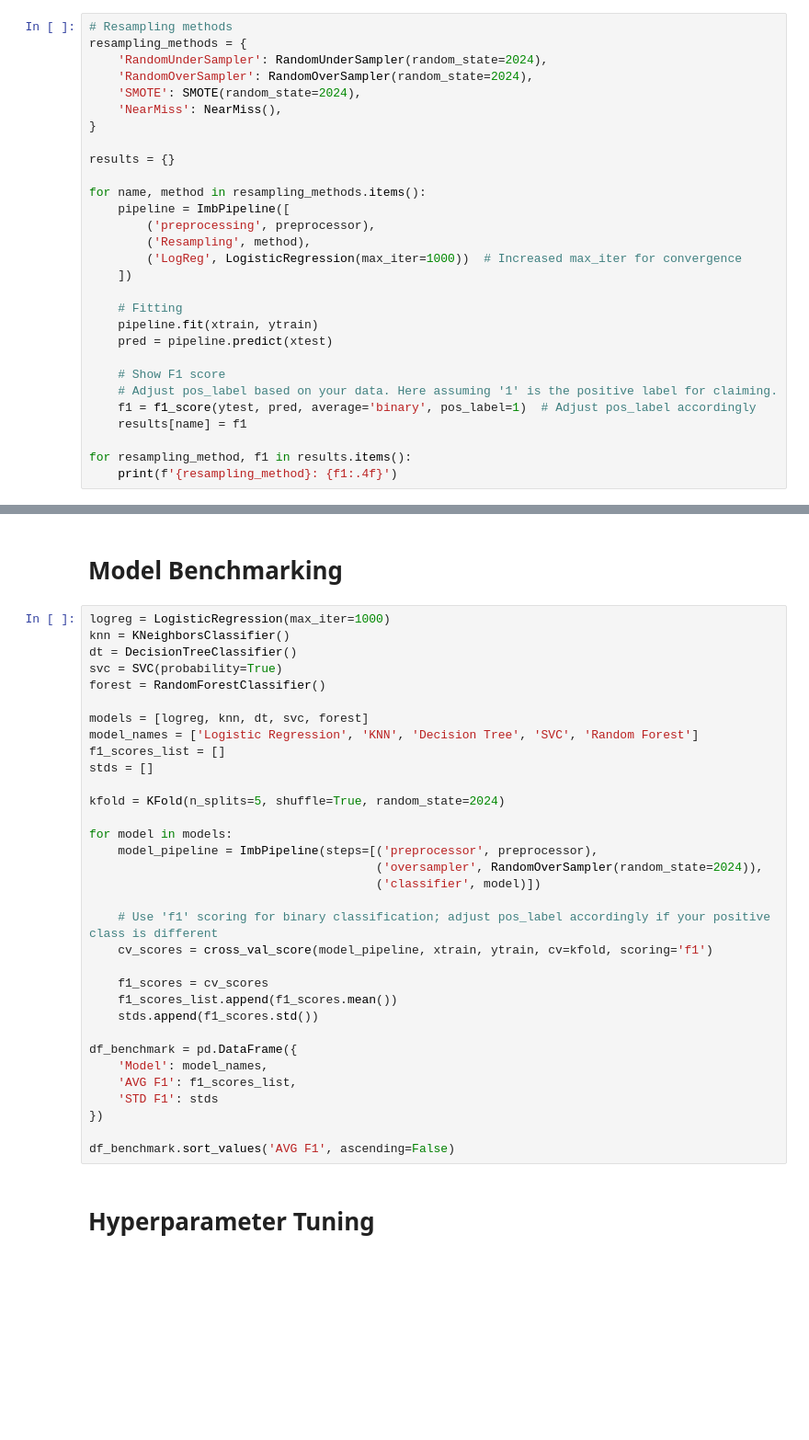
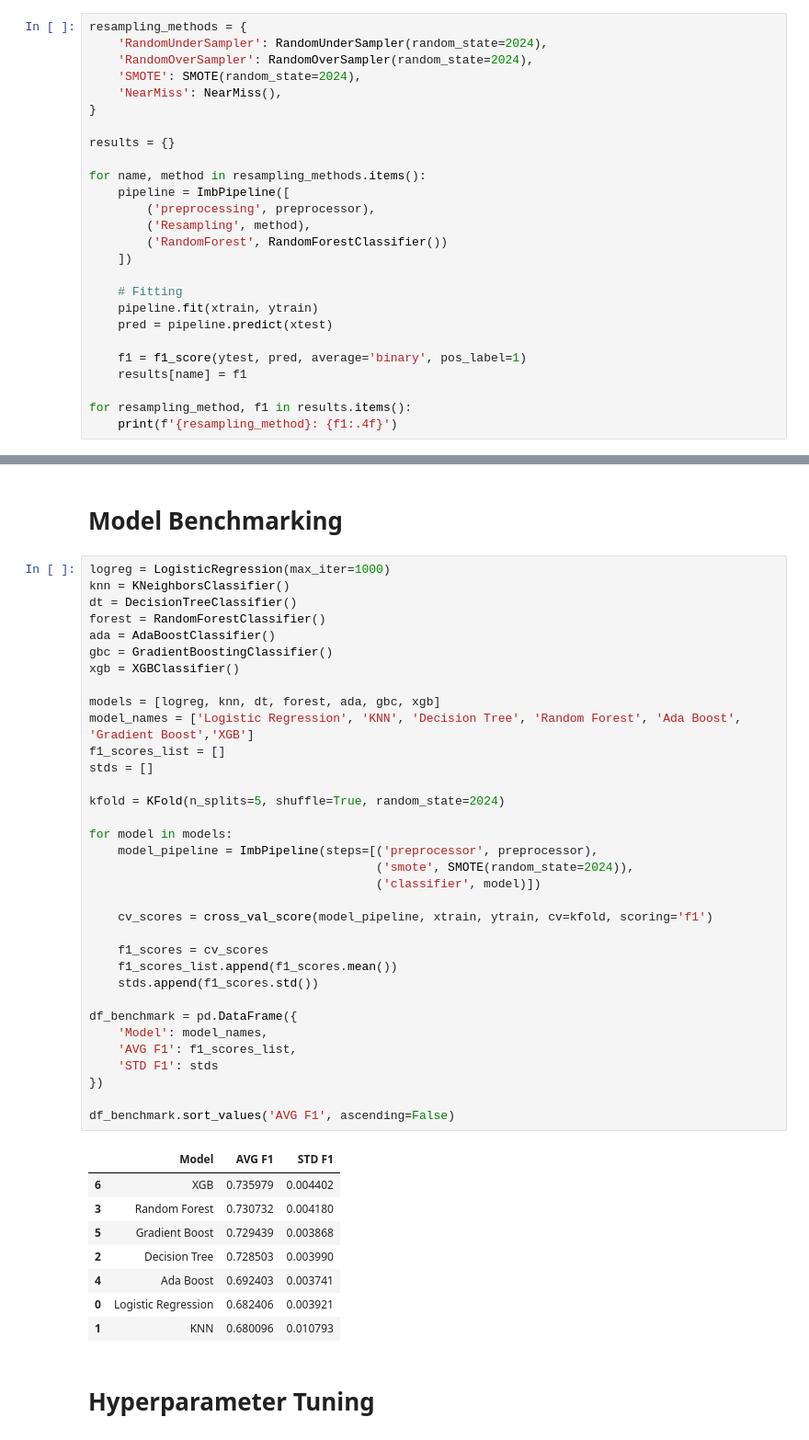
Before and after one commit to oriongyo/Capstone_III_Dhiyafath, a Jupyter notebook: caps3.ipynb, the cells around one changed output, grey strips where cells are left out. Shown: that part at 92% size. Saved outputs shown, nothing was run; the diff lists cells and outputs as text; blank space fills up the shorter version.

```diff
--- a/caps3.ipynb
+++ b/caps3.ipynb
@@ -584,7 +625,6 @@ xtrain, xtest, ytrain, ytest = train_test_split(
 # %% [markdown]
 #### Resampling Benchmarking
 # %%
-# Resampling methods
 resampling_methods = {
     'RandomUnderSampler': RandomUnderSampler(random_state=2024),
     'RandomOverSampler': RandomOverSampler(random_state=2024),
@@ -598,16 +638,14 @@ for name, method in resampling_methods.items():
     pipeline = ImbPipeline([
         ('preprocessing', preprocessor),
         ('Resampling', method),
-        ('LogReg', LogisticRegression(max_iter=1000))  # Increased max_iter for convergence
+        ('RandomForest', RandomForestClassifier())
     ])
 
     # Fitting
     pipeline.fit(xtrain, ytrain)
     pred = pipeline.predict(xtest)
 
-    # Show F1 score
-    # Adjust pos_label based on your data. Here assuming '1' is the positive label for claiming.
-    f1 = f1_score(ytest, pred, average='binary', pos_label=1)  # Adjust pos_label accordingly
+    f1 = f1_score(ytest, pred, average='binary', pos_label=1)
     results[name] = f1
 
 for resampling_method, f1 in results.items():
@@ -622,35 +660,45 @@ NearMiss: 0.6283
 # %%
 logreg = LogisticRegression(max_iter=1000)
 knn = KNeighborsClassifier()
 dt = DecisionTreeClassifier()
-svc = SVC(probability=True)
 forest = RandomForestClassifier()
+ada = AdaBoostClassifier()
+gbc = GradientBoostingClassifier()
+xgb = XGBClassifier()
 
-models = [logreg, knn, dt, svc, forest]
-model_names = ['Logistic Regression', 'KNN', 'Decision Tree', 'SVC', 'Random Forest']
+models = [logreg, knn, dt, forest, ada, gbc, xgb]
+model_names = ['Logistic Regression', 'KNN', 'Decision Tree', 'Random Forest', 'Ada Boost', 'Gradient Boost','XGB']
 f1_scores_list = []
 stds = []
 
 kfold = KFold(n_splits=5, shuffle=True, random_state=2024)
 
 for model in models:
     model_pipeline = ImbPipeline(steps=[('preprocessor', preprocessor),
-                                        ('oversampler', RandomOverSampler(random_state=2024)),
+                                        ('smote', SMOTE(random_state=2024)),
                                         ('classifier', model)])
 
-    # Use 'f1' scoring for binary classification; adjust pos_label accordingly if your positive class is different
     cv_scores = cross_val_score(model_pipeline, xtrain, ytrain, cv=kfold, scoring='f1')
 
     f1_scores = cv_scores
     f1_scores_list.append(f1_scores.mean())
     stds.append(f1_scores.std())
 
 df_benchmark = pd.DataFrame({
     'Model': model_names,
     'AVG F1': f1_scores_list,
     'STD F1': stds
 })
 
 df_benchmark.sort_values('AVG F1', ascending=False)
+# %% [output]
+|  | Model | AVG F1 | STD F1 |
+| 6 | XGB | 0.735979 | 0.004402 |
+| 3 | Random Forest | 0.730732 | 0.004180 |
+| 5 | Gradient Boost | 0.729439 | 0.003868 |
+| 2 | Decision Tree | 0.728503 | 0.003990 |
+| 4 | Ada Boost | 0.692403 | 0.003741 |
+| 0 | Logistic Regression | 0.682406 | 0.003921 |
+| 1 | KNN | 0.680096 | 0.010793 |
 # %% [markdown]
 # Hyperparameter Tuning
```
Also changed, not shown: parts of 51 cells of this notebook, 3 other files.
